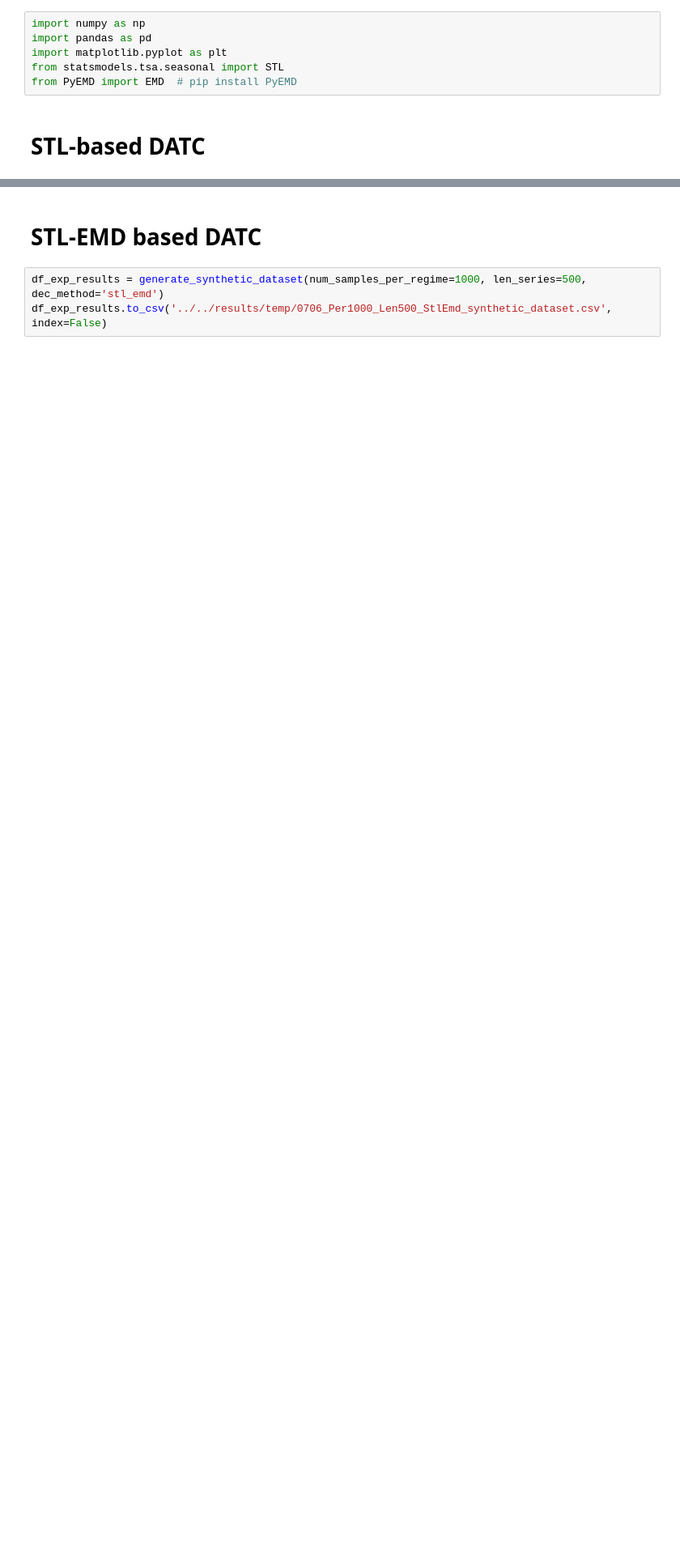
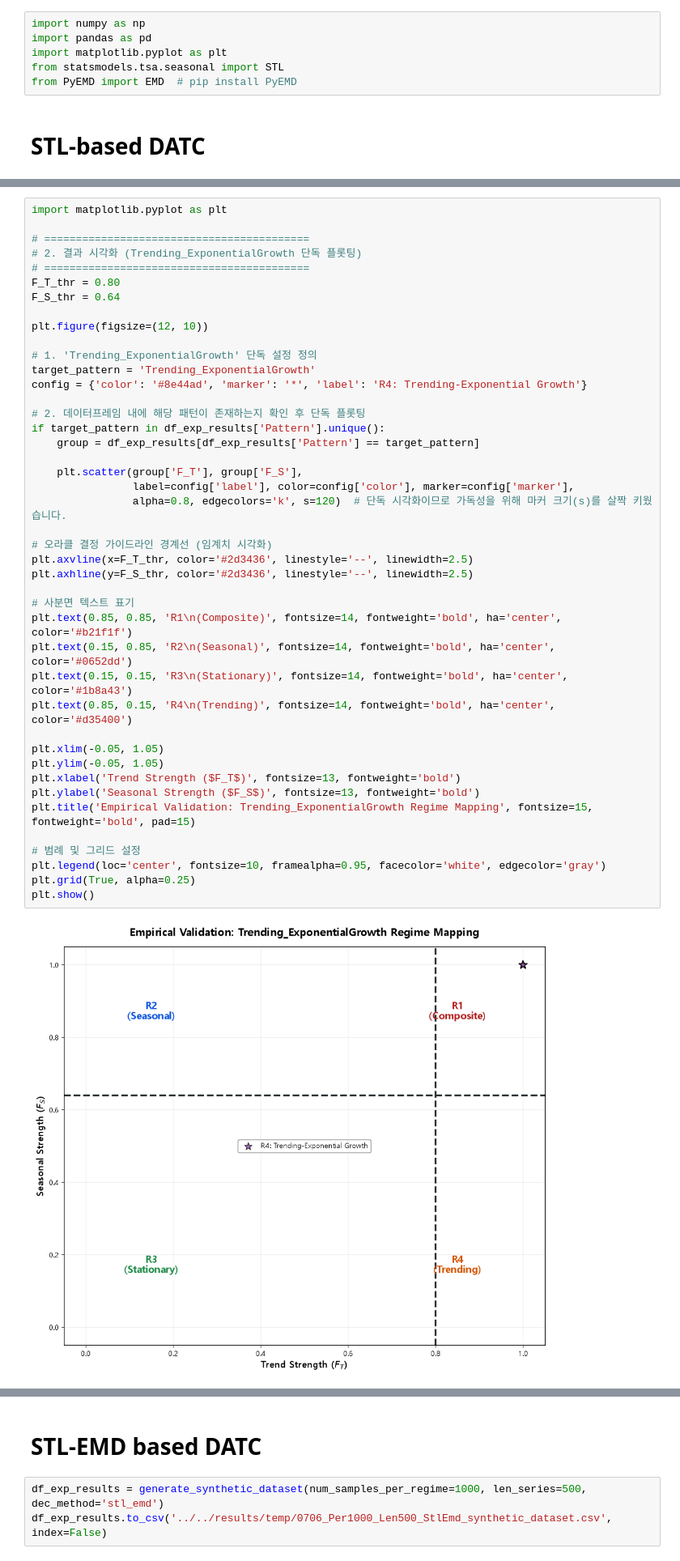
Before and after one commit to wayne0831/TSFM_Ops, a Jupyter notebook: src/temp/DATC_STL_EMD.ipynb, the cells around one changed output, grey strips where cells are left out. Shown at 81% size. Cells and saved outputs as stored; diff of their text form; blank space fills up the shorter version.

```diff
--- a/src/temp/DATC_STL_EMD.ipynb
+++ b/src/temp/DATC_STL_EMD.ipynb
@@ -340 +368,46 @@ print("="*60)
 ============================================================
+# %%
+import matplotlib.pyplot as plt
+
+# ==========================================
+# 2. 결과 시각화 (Trending_ExponentialGrowth 단독 플롯팅)
+# ==========================================
+F_T_thr = 0.80
+F_S_thr = 0.64
+
+plt.figure(figsize=(12, 10))
+
+# 1. 'Trending_ExponentialGrowth' 단독 설정 정의
+target_pattern = 'Trending_ExponentialGrowth'
+config = {'color': '#8e44ad', 'marker': '*', 'label': 'R4: Trending-Exponential Growth'}
+
+# 2. 데이터프레임 내에 해당 패턴이 존재하는지 확인 후 단독 플롯팅
+if target_pattern in df_exp_results['Pattern'].unique():
+    group = df_exp_results[df_exp_results['Pattern'] == target_pattern]
+
+    plt.scatter(group['F_T'], group['F_S'],
+                label=config['label'], color=config['color'], marker=config['marker'],
+                alpha=0.8, edgecolors='k', s=120)  # 단독 시각화이므로 가독성을 위해 마커 크기(s)를 살짝 키웠습니다.
+
+# 오라클 결정 가이드라인 경계선 (임계치 시각화)
+plt.axvline(x=F_T_thr, color='#2d3436', linestyle='--', linewidth=2.5)
+plt.axhline(y=F_S_thr, color='#2d3436', linestyle='--', linewidth=2.5)
+
+# 사분면 텍스트 표기
+plt.text(0.85, 0.85, 'R1\n(Composite)', fontsize=14, fontweight='bold', ha='center', color='#b21f1f')
+plt.text(0.15, 0.85, 'R2\n(Seasonal)', fontsize=14, fontweight='bold', ha='center', color='#0652dd')
+plt.text(0.15, 0.15, 'R3\n(Stationary)', fontsize=14, fontweight='bold', ha='center', color='#1b8a43')
+plt.text(0.85, 0.15, 'R4\n(Trending)', fontsize=14, fontweight='bold', ha='center', color='#d35400')
+
+plt.xlim(-0.05, 1.05)
+plt.ylim(-0.05, 1.05)
+plt.xlabel('Trend Strength ($F_T$)', fontsize=13, fontweight='bold')
+plt.ylabel('Seasonal Strength ($F_S$)', fontsize=13, fontweight='bold')
+plt.title('Empirical Validation: Trending_ExponentialGrowth Regime Mapping', fontsize=15, fontweight='bold', pad=15)
+
+# 범례 및 그리드 설정
+plt.legend(loc='center', fontsize=10, framealpha=0.95, facecolor='white', edgecolor='gray')
+plt.grid(True, alpha=0.25)
+plt.show()
+# %% [output]
+[figure, added]
```
Also changed, not shown: parts of 5 cells of this notebook, 2 other files.
